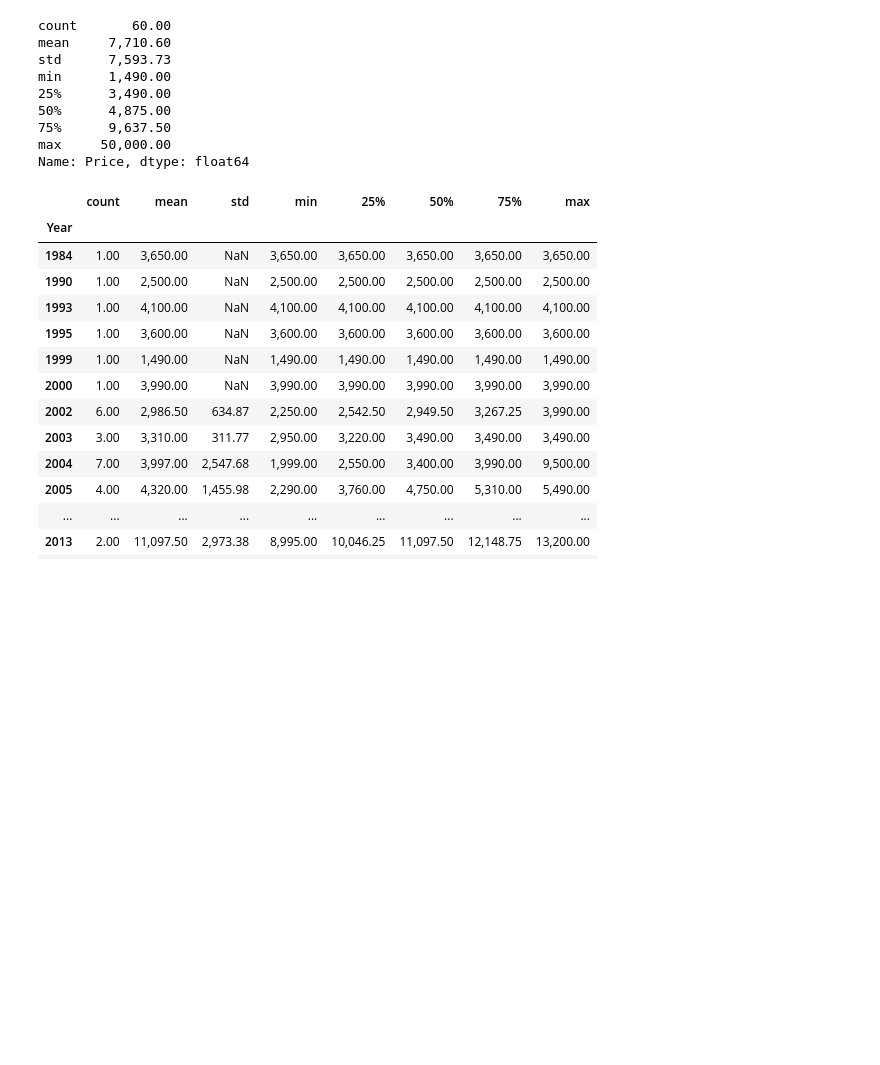
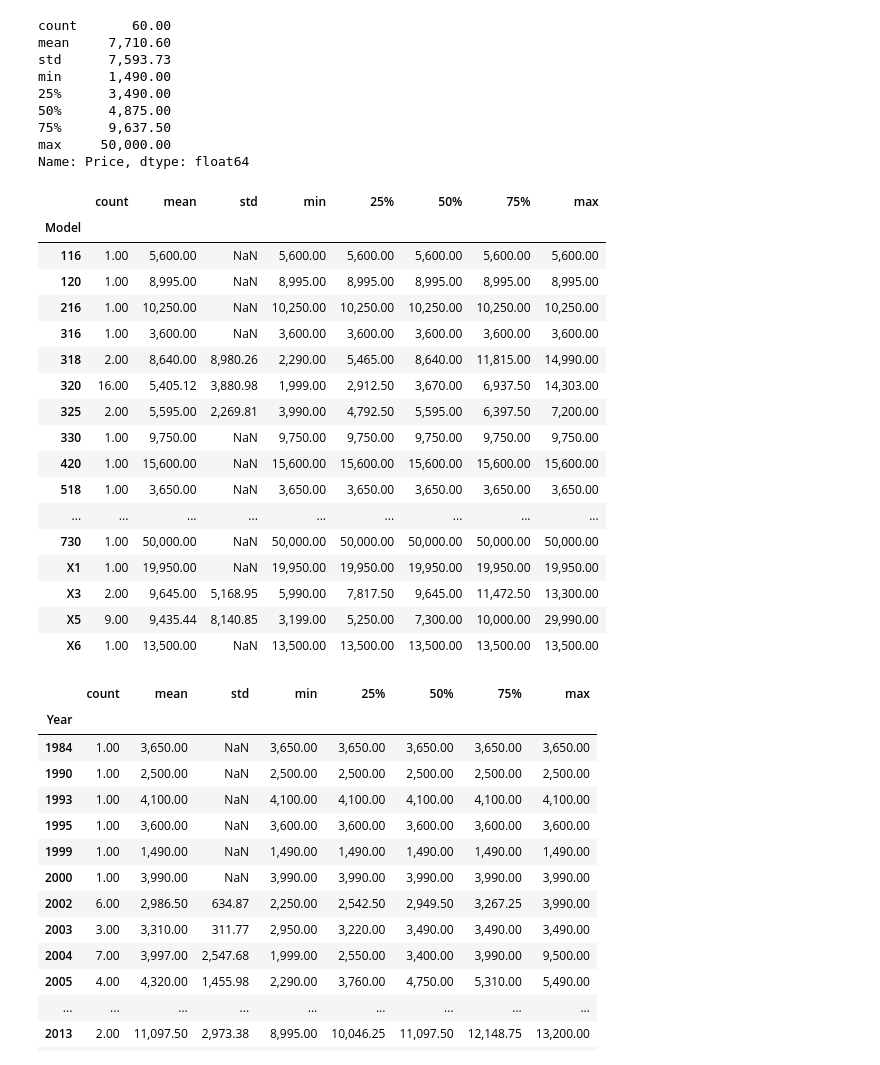
Before and after one commit to uktukt/SGT, a Jupyter notebook: sgt_20221020_beautifulsoup_hw_bmw.ipynb, the cells around one changed output. Drawn from its saved outputs; the diff is of its cells as text; code cells hidden in the pictures; blank space fills up the shorter version.

```diff
--- a/sgt_20221020_beautifulsoup_hw_bmw.ipynb
+++ b/sgt_20221020_beautifulsoup_hw_bmw.ipynb
@@ -134,6 +134,27 @@ min      1,490.00
 75%      9,637.50
 max     50,000.00
 Name: Price, dtype: float64
+# %%
+bmw_df.groupby(['Model']).describe()['Price']
+# %% [output]
+|  | count | mean | std | min | 25% | 50% | 75% | max |
+| Model |  |  |  |  |  |  |  |  |
+| 116 | 1.00 | 5,600.00 | NaN | 5,600.00 | 5,600.00 | 5,600.00 | 5,600.00 | 5,600.00 |
+| 120 | 1.00 | 8,995.00 | NaN | 8,995.00 | 8,995.00 | 8,995.00 | 8,995.00 | 8,995.00 |
+| 216 | 1.00 | 10,250.00 | NaN | 10,250.00 | 10,250.00 | 10,250.00 | 10,250.00 | 10,250.00 |
+| 316 | 1.00 | 3,600.00 | NaN | 3,600.00 | 3,600.00 | 3,600.00 | 3,600.00 | 3,600.00 |
+| 318 | 2.00 | 8,640.00 | 8,980.26 | 2,290.00 | 5,465.00 | 8,640.00 | 11,815.00 | 14,990.00 |
+| 320 | 16.00 | 5,405.12 | 3,880.98 | 1,999.00 | 2,912.50 | 3,670.00 | 6,937.50 | 14,303.00 |
+| 325 | 2.00 | 5,595.00 | 2,269.81 | 3,990.00 | 4,792.50 | 5,595.00 | 6,397.50 | 7,200.00 |
+| 330 | 1.00 | 9,750.00 | NaN | 9,750.00 | 9,750.00 | 9,750.00 | 9,750.00 | 9,750.00 |
+| 420 | 1.00 | 15,600.00 | NaN | 15,600.00 | 15,600.00 | 15,600.00 | 15,600.00 | 15,600.00 |
+| 518 | 1.00 | 3,650.00 | NaN | 3,650.00 | 3,650.00 | 3,650.00 | 3,650.00 | 3,650.00 |
+| ... | ... | ... | ... | ... | ... | ... | ... | ... |
+| 730 | 1.00 | 50,000.00 | NaN | 50,000.00 | 50,000.00 | 50,000.00 | 50,000.00 | 50,000.00 |
+| X1 | 1.00 | 19,950.00 | NaN | 19,950.00 | 19,950.00 | 19,950.00 | 19,950.00 | 19,950.00 |
+| X3 | 2.00 | 9,645.00 | 5,168.95 | 5,990.00 | 7,817.50 | 9,645.00 | 11,472.50 | 13,300.00 |
+| X5 | 9.00 | 9,435.44 | 8,140.85 | 3,199.00 | 5,250.00 | 7,300.00 | 10,000.00 | 29,990.00 |
+| X6 | 1.00 | 13,500.00 | NaN | 13,500.00 | 13,500.00 | 13,500.00 | 13,500.00 | 13,500.00 |
 # %%
 bmw_df.groupby(['Year']).describe()['Price']
 # %% [output]
```
